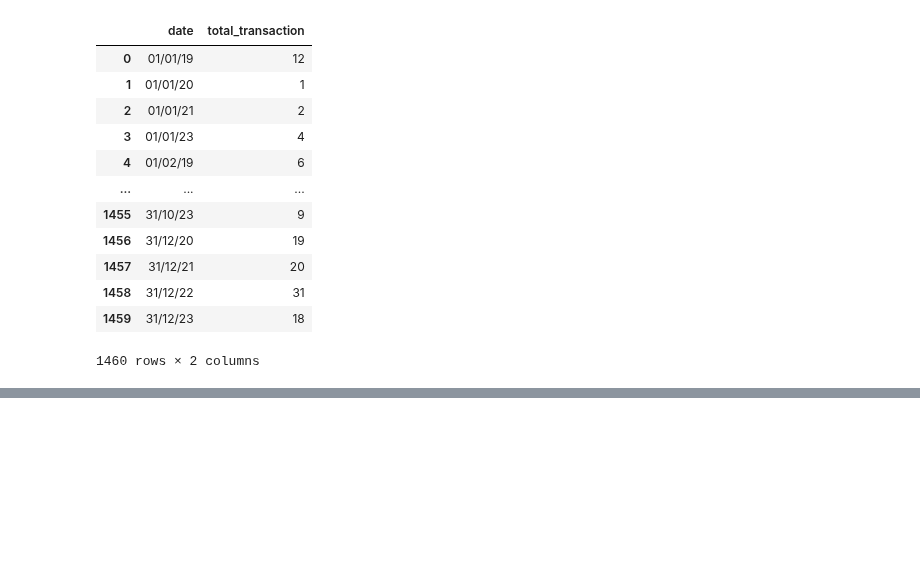
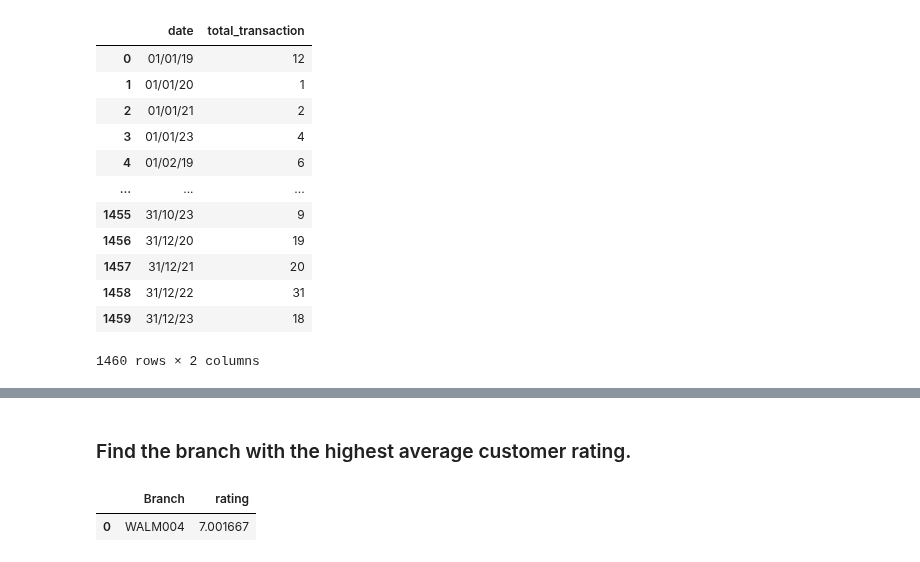
Before and after one commit to Himmu5/data-analysis, a Jupyter notebook: notebooks/wallmart_analysis.ipynb, the cells around one changed output, grey strips where cells are left out. Drawn from its saved outputs; the diff is of its cells as text; code cells hidden in the pictures; blank space fills up the shorter version.

```diff
--- a/notebooks/wallmart_analysis.ipynb
+++ b/notebooks/wallmart_analysis.ipynb
@@ -279,0 +289,7 @@ pd.read_sql("select date, COUNT(*) as total_transaction from walmart GROUP BY da
+# %% [markdown]
+### Find the branch with the highest average customer rating.
+# %%
+pd.read_sql("select Branch, AVG(rating) as rating from walmart group by Branch ORDER BY rating DESC LIMIT 1;", con=conn)
+# %% [output]
+|  | Branch | rating |
+| 0 | WALM004 | 7.001667 |
```
Also changed, not shown: parts of 6 cells of this notebook.
